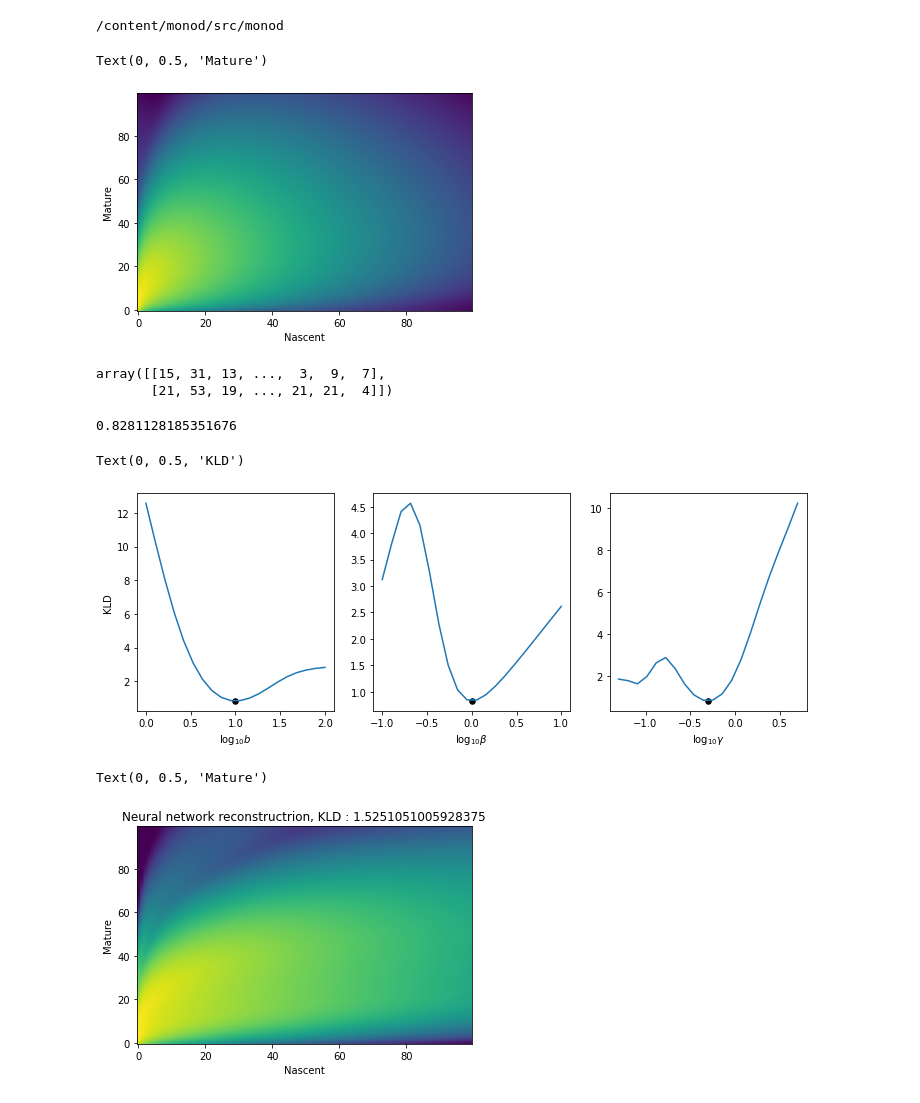
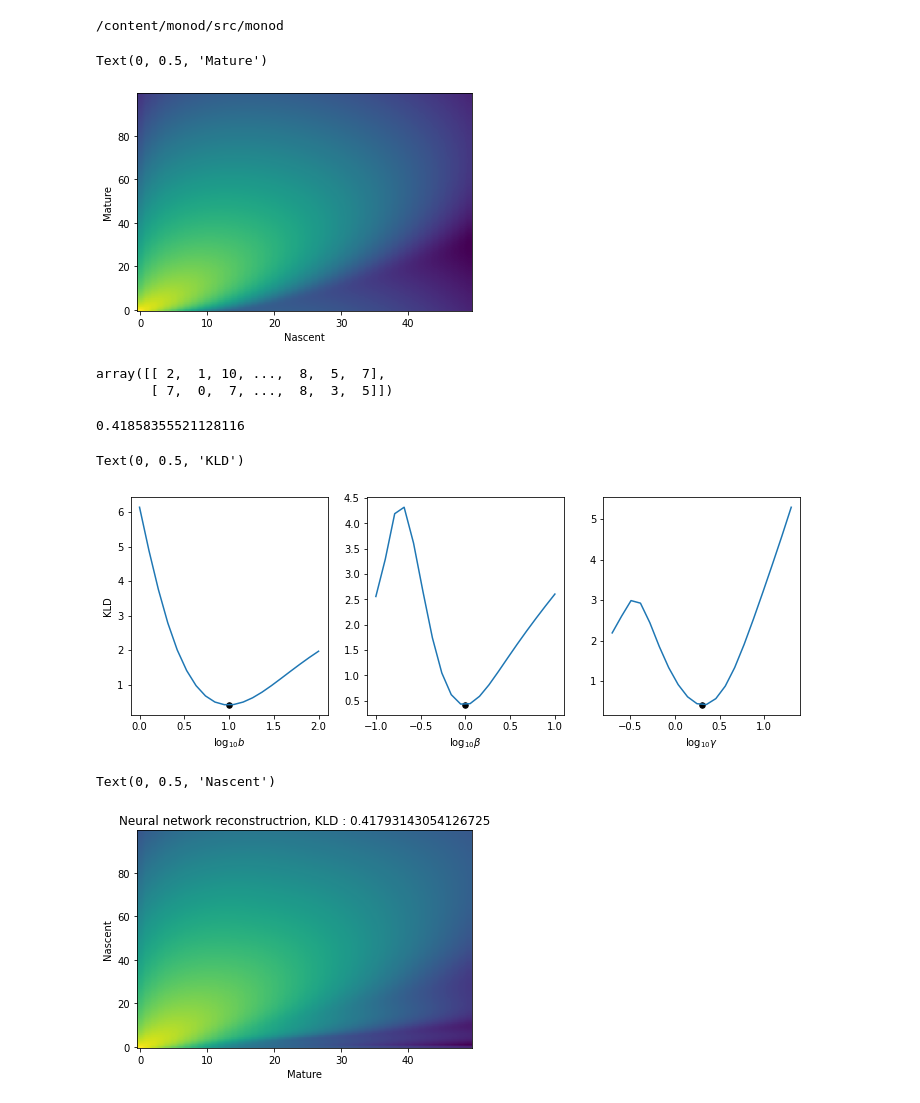
Before and after one commit to pachterlab/monod, a Jupyter notebook: nn_integration.ipynb, the cells around one changed output. Cells and saved outputs as stored; diff of their text form; code cells hidden in the pictures.

```diff
--- a/nn_integration.ipynb
+++ b/nn_integration.ipynb
@@ -26,22 +26,22 @@ import matplotlib.pyplot as plt
 # %%
 b = 10
 beta = 1.0
-gamma = 0.5
+gamma = 2.0
 p = np.log10(np.asarray([b,beta,gamma]))
 # %%
-limits = [100,100]
+limits = [100,50]
 # %%
 model_baseline = monod.cme_toolbox.CMEModel('Bursty','None')
 # %%
 Pss_baseline = model_baseline.eval_model_pss(p,limits)
 # %%
-plt.imshow(np.log10(Pss_baseline).T,aspect='auto')
+plt.imshow(np.log10(Pss_baseline),aspect='auto')
 plt.gca().invert_yaxis()
 plt.xlabel('Nascent')
 plt.ylabel('Mature')
 # %% [output]
 Text(0, 0.5, 'Mature')
-[figure, old version]
+[figure, new version]
 # %%
 n_cells = 1000
 X, Y = np.meshgrid(np.arange(limits[0]), np.arange(limits[1]), indexing="ij")
@@ -54,8 +54,8 @@ raw_counts[1] = Y[x]
 # %%
 raw_counts
 # %% [output]
-array([[15, 31, 13, ...,  3,  9,  7],
-       [21, 53, 19, ..., 21, 21,  4]])
+array([[ 2,  1, 10, ...,  8,  5,  7],
+       [ 7,  0,  7, ...,  8,  3,  5]])
 # %%
 unique, unique_counts = np.unique(
     np.vstack(raw_counts).T, axis=0, return_counts=True
@@ -66,7 +66,7 @@ data = (unique, frequencies)
 # %%
 model_baseline.eval_model_kld(p, limits, "None", data)
 # %% [output]
-0.8281128185351676
+0.41858355521128116
 # %%
 fig1,ax1=plt.subplots(1,3,figsize=(12,4))
 param_names = model_baseline.get_log_name_str()
@@ -86,7 +86,7 @@ for k in range(3):
 ax1[0].set_ylabel('KLD')
 # %% [output]
 Text(0, 0.5, 'KLD')
-[figure, old version]
+[figure, new version]
 # %%
 model_nn = monod.cme_toolbox.CMEModel('Bursty','None',quad_method='nn')
 # %%
@@ -94,10 +94,10 @@ Pss = model_nn.eval_model_pss(p,limits)
 kld_nn = model_nn.eval_model_kld(p, limits, "None", data)
 # %%
 plt.title(f'Neural network reconstructrion, KLD : {kld_nn}')
-plt.imshow(np.log10(Pss).T,aspect='auto')
+plt.imshow(np.log10(Pss),aspect='auto')
 plt.gca().invert_yaxis()
-plt.xlabel('Nascent')
-plt.ylabel('Mature')
+plt.xlabel('Mature')
+plt.ylabel('Nascent')
 # %% [output]
-Text(0, 0.5, 'Mature')
+Text(0, 0.5, 'Nascent')
-[figure, old version]
+[figure, new version]
```
Also changed, not shown: parts of 4 cells of this notebook.
